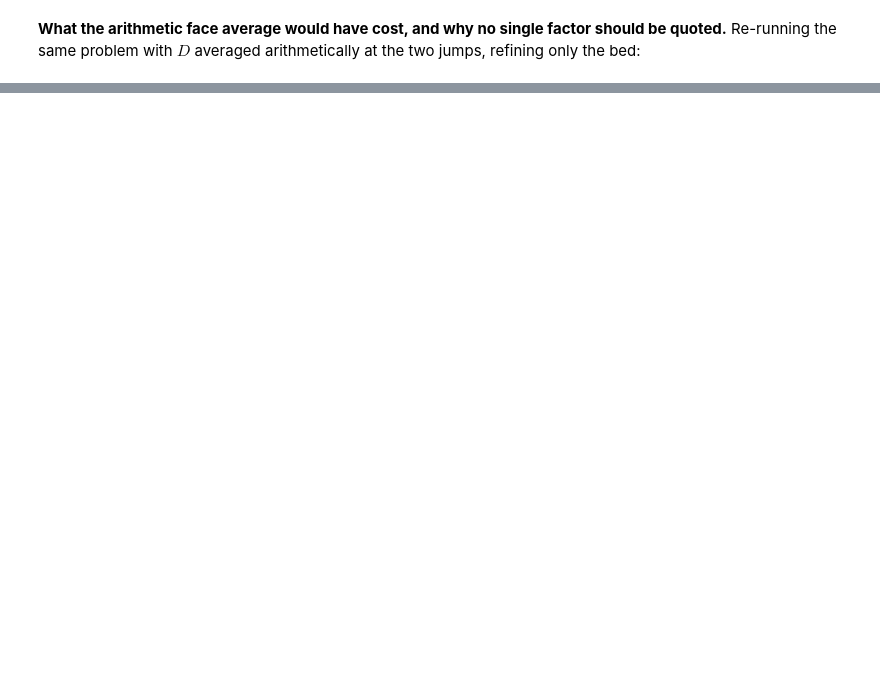
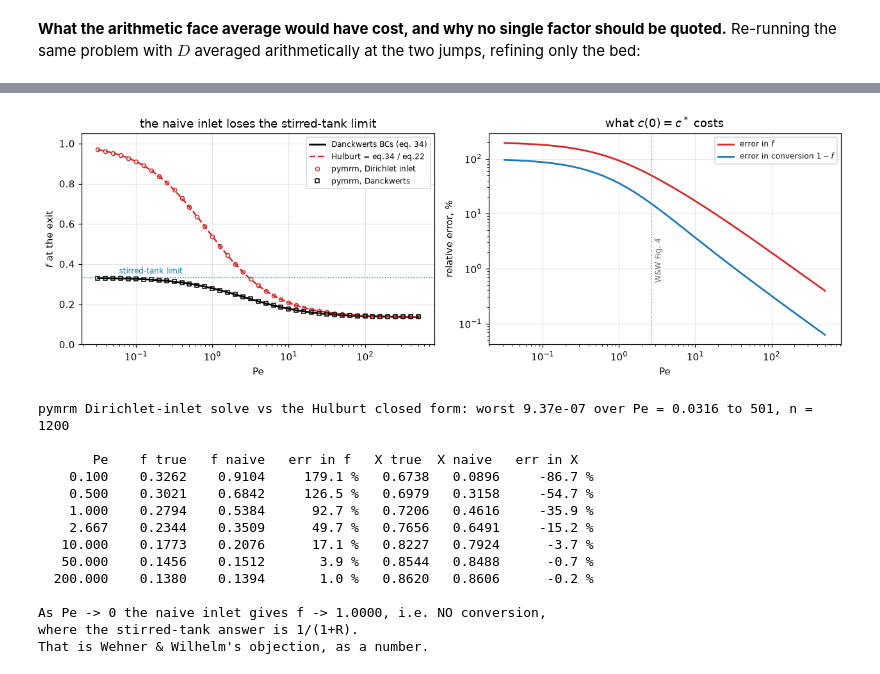
Before and after one commit to computational-chemical-engineering/pymrm-gallery, a Jupyter notebook: pages/A2.1-danckwerts-boundary-conditions/index.ipynb, the cells around one changed output, grey strips where cells are left out. Saved outputs shown, nothing was run; the diff lists cells and outputs as text; code cells hidden in the pictures; blank space fills up the shorter version.

```diff
--- a/pages/A2.1-danckwerts-boundary-conditions/index.ipynb
+++ b/pages/A2.1-danckwerts-boundary-conditions/index.ipynb
@@ -1478,0 +1453,80 @@ Agreement metrics for A2.1:
+# %%
+PES = np.logspace(-1.5, 2.7, 43)
+TABLE_PE = (0.1, 0.5, 1.0, PE_B, 10.0, 50.0, 200.0)
+
+
+def naive_error(Pe, a_in_exp=True, normalise=True):
+    """Relative error of the naive inlet in f and in the conversion, from the closed forms.
+
+    ``normalise=False`` drops Hulburt's division by f(0); it exists for the break table.
+    """
+    ft = f_exit_D34(Pe, R_REF)
+    fn = ft / f0_W22(Pe, R_REF, a_in_exp) if normalise else ft
+    return fn / ft - 1, (1 - fn) / (1 - ft) - 1, ft, fn
+
+
+def hulburt_check(n=1200):
+    """pymrm with a Dirichlet inlet against Hulburt = eq. 34 / eq. 22 over PES."""
+    f_dir = np.array([ClosedVessel(p, R_REF, n=n, inlet="dirichlet").solve().c_exit
+                      for p in PES])
+    f_hul = f_exit_D34(PES, R_REF) / f0_W22(PES, R_REF)
+    return f_dir, f_hul, float(np.max(np.abs(f_dir / f_hul - 1)))
+
+
+F_DIR, F_HUL, HULBURT_DEV = hulburt_check()
+F_DAN = np.array([ClosedVessel(p, R_REF, n=1200).solve().c_exit for p in PES])
+ERR_F = (F_DIR - f_exit_D34(PES, R_REF)) / f_exit_D34(PES, R_REF)
+ERR_X = (1 - F_HUL - (1 - f_exit_D34(PES, R_REF))) / (1 - f_exit_D34(PES, R_REF))
+
+fig, axes = plt.subplots(1, 2, figsize=(11.6, 4.0))
+ax = axes[0]
+ax.semilogx(PES, f_exit_D34(PES, R_REF), "k-", lw=1.8, label="Danckwerts BCs (eq. 34)")
+ax.semilogx(PES, F_HUL, color="tab:red", lw=1.6, ls="--", label="Hulburt = eq.34 / eq.22")
+ax.semilogx(PES, F_DIR, "o", ms=4, mfc="none", color="tab:red", label="pymrm, Dirichlet inlet")
+ax.semilogx(PES, F_DAN, "s", ms=3.5, mfc="none", color="k", label="pymrm, Danckwerts")
+ax.axhline(1 / (1 + R_REF), color="tab:blue", lw=1.0, ls=":")
+ax.text(0.06, 1 / (1 + R_REF) + 0.02, "stirred-tank limit", fontsize=8, color="tab:blue")
+ax.set(xlabel="Pe", ylabel="$f$ at the exit", ylim=(0, 1.05),
+       title="the naive inlet loses the stirred-tank limit")
+ax.legend(fontsize=8, loc="upper right")
+
+ax = axes[1]
+ax.loglog(PES, 100 * ERR_F, color="tab:red", lw=1.8, label="error in $f$")
+ax.loglog(PES, 100 * np.abs(ERR_X), color="tab:blue", lw=1.8, label="error in conversion $1-f$")
+ax.axvline(PE_B, color="0.5", lw=1.0, ls=":")
+ax.text(PE_B * 1.1, 0.6, "W&W Fig. 4", fontsize=8, color="0.4", rotation=90)
+ax.set(xlabel="Pe", ylabel="relative error, %", title="what $c(0)=c^*$ costs")
+ax.legend(fontsize=8)
+fig.tight_layout()
+plt.show()
+
+print(f"pymrm Dirichlet-inlet solve vs the Hulburt closed form: worst "
+      f"{HULBURT_DEV:.2e} over Pe = {PES[0]:.3g} to {PES[-1]:.3g}, n = 1200")
+print()
+print(f"{'Pe':>9} {'f true':>9} {'f naive':>9} {'err in f':>10} {'X true':>8}"
+      f" {'X naive':>8} {'err in X':>10}")
+for p in TABLE_PE:
+    e_f, e_x, ft, fn = naive_error(p)
+    print(f"{p:9.3f} {ft:9.4f} {fn:9.4f} {100 * e_f:9.1f} % {1 - ft:8.4f} "
+          f"{1 - fn:8.4f} {100 * e_x:9.1f} %")
+NAIVE_LIMIT = naive_error(1e-6)[3]
+print()
+print(f"As Pe -> 0 the naive inlet gives f -> {NAIVE_LIMIT:.4f}, i.e. NO conversion,")
+print("where the stirred-tank answer is 1/(1+R).")
+print("That is Wehner & Wilhelm's objection, as a number.")
+# %% [output]
+[figure, added]
+pymrm Dirichlet-inlet solve vs the Hulburt closed form: worst 9.37e-07 over Pe = 0.0316 to 501, n = 1200
+
+       Pe    f true   f naive   err in f   X true  X naive   err in X
+    0.100    0.3262    0.9104     179.1 %   0.6738   0.0896     -86.7 %
+    0.500    0.3021    0.6842     126.5 %   0.6979   0.3158     -54.7 %
+    1.000    0.2794    0.5384      92.7 %   0.7206   0.4616     -35.9 %
+    2.667    0.2344    0.3509      49.7 %   0.7656   0.6491     -15.2 %
+   10.000    0.1773    0.2076      17.1 %   0.8227   0.7924      -3.7 %
+   50.000    0.1456    0.1512       3.9 %   0.8544   0.8488      -0.7 %
+  200.000    0.1380    0.1394       1.0 %   0.8620   0.8606      -0.2 %
+
+As Pe -> 0 the naive inlet gives f -> 1.0000, i.e. NO conversion,
+where the stirred-tank answer is 1/(1+R).
+That is Wehner & Wilhelm's objection, as a number.
```
Also changed, not shown: parts of 67 cells of this notebook, 9 other files.
